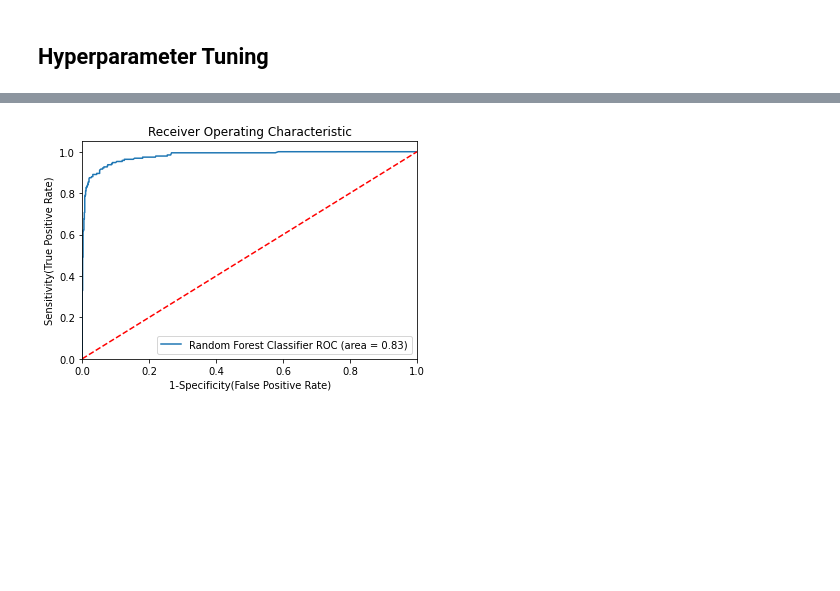
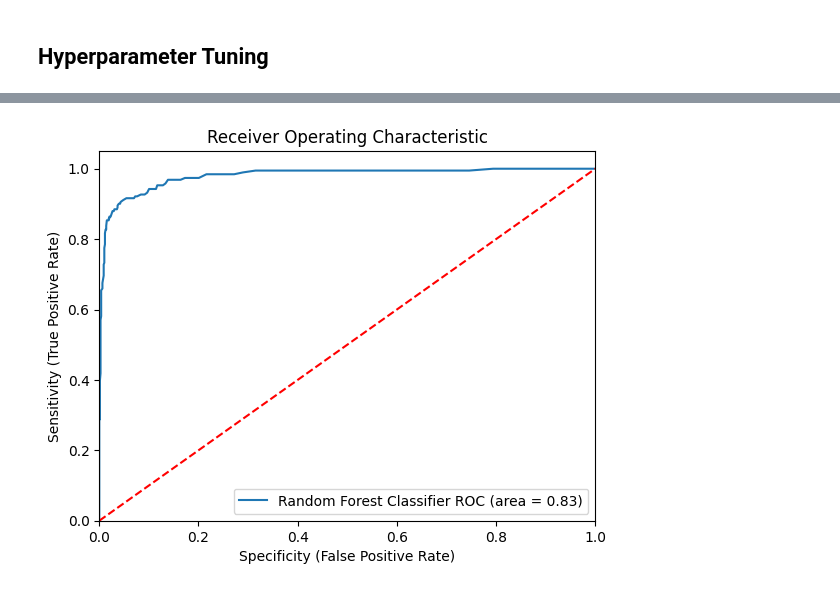
Before and after one commit to ricardorm10/Complete-Data-Science-With-Machine-Learning-And-NLP-2024, a Jupyter notebook: 11-Random Forest/Projects/Classification/Random Forest Classification Implementation.ipynb, the cells around one changed output, grey strips where cells are left out. Drawn from its saved outputs; the diff is of its cells as text; code cells hidden in the pictures; blank space fills up the shorter version.

Commit message:
Update Random Forest Classification

```diff
--- a/11-Random Forest/Projects/Classification/Random Forest Classification Implementation.ipynb
+++ b/11-Random Forest/Projects/Classification/Random Forest Classification Implementation.ipynb
@@ -509,8 +509,7 @@ log_params = {"penalty": ['l1', 'l2',],
 # %%
 # Models list for Hyperparameter Tuning
 randomcv_models = [
-  ("Random Forest", RandomForestClassifier(), rf_params),
-  ("Logistic Regression", LogisticRegression(), log_params)
+  ("Random Forest", RandomForestClassifier(), rf_params)
   ]
 # %%
 from sklearn.model_selection import RandomizedSearchCV
@@ -634,35 +620,46 @@ Model performance for Test set
 # %%
-## Plot ROC AUC Curve
 from sklearn.metrics import roc_auc_score,roc_curve
+
+# Create a plot of ROC AUC
 plt.figure()
 
-# Add the models to the list that you want to view on the ROC plot
+# Create a dictionary of models with the best parameters
 auc_models = [
 {
     'label': 'Random Forest Classifier',
-    'model': RandomForestClassifier(n_estimators=1000,min_samples_split=2,
-                                          max_features=7,max_depth=None),
+    'model': RandomForestClassifier(n_estimators=200,
+                                    min_samples_split=2,
+                                    max_features=8,
+                                    max_depth=None),
     'auc':  0.8325
 },
+]
 
-]
-# create loop through all model
+# Loop through each model to train and evaluate the model with the best parameters
 for algo in auc_models:
-    model = algo['model'] # select the model
-    model.fit(X_train, y_train) # train the model
-# Compute False postive rate, and True positive rate
-    fpr, tpr, thresholds = roc_curve(y_test, model.predict_proba(X_test)[:,1])
-# Calculate Area under the curve to display on the plot
+    # Set the model from the dictionary
+    model = algo['model']
+
+    # Train the model
+    model.fit(X_train, y_train)
+
+    # Make predictions
+    y_pred = model.predict_proba(X_test)[:,1]
+
+    # Compute False postive rate, and True positive rate
+    fpr, tpr, thresholds = roc_curve(y_test, y_pred)
+
+    # Calculate Area under the curve to display on the plot
     plt.plot(fpr, tpr, label='%s ROC (area = %0.2f)' % (algo['label'], algo['auc']))
+
 # Custom settings for the plot
 plt.plot([0, 1], [0, 1],'r--')
 plt.xlim([0.0, 1.0])
 plt.ylim([0.0, 1.05])
-plt.xlabel('1-Specificity(False Positive Rate)')
-plt.ylabel('Sensitivity(True Positive Rate)')
+plt.xlabel('Specificity (False Positive Rate)')
+plt.ylabel('Sensitivity (True Positive Rate)')
 plt.title('Receiver Operating Characteristic')
 plt.legend(loc="lower right")
-plt.savefig("auc.png")
-plt.show()
+plt.savefig("auc.png");
 # %% [output]
-[figure, old version]
+[figure, new version]
```
Also changed, not shown: parts of 5 cells of this notebook, 1 other file.
